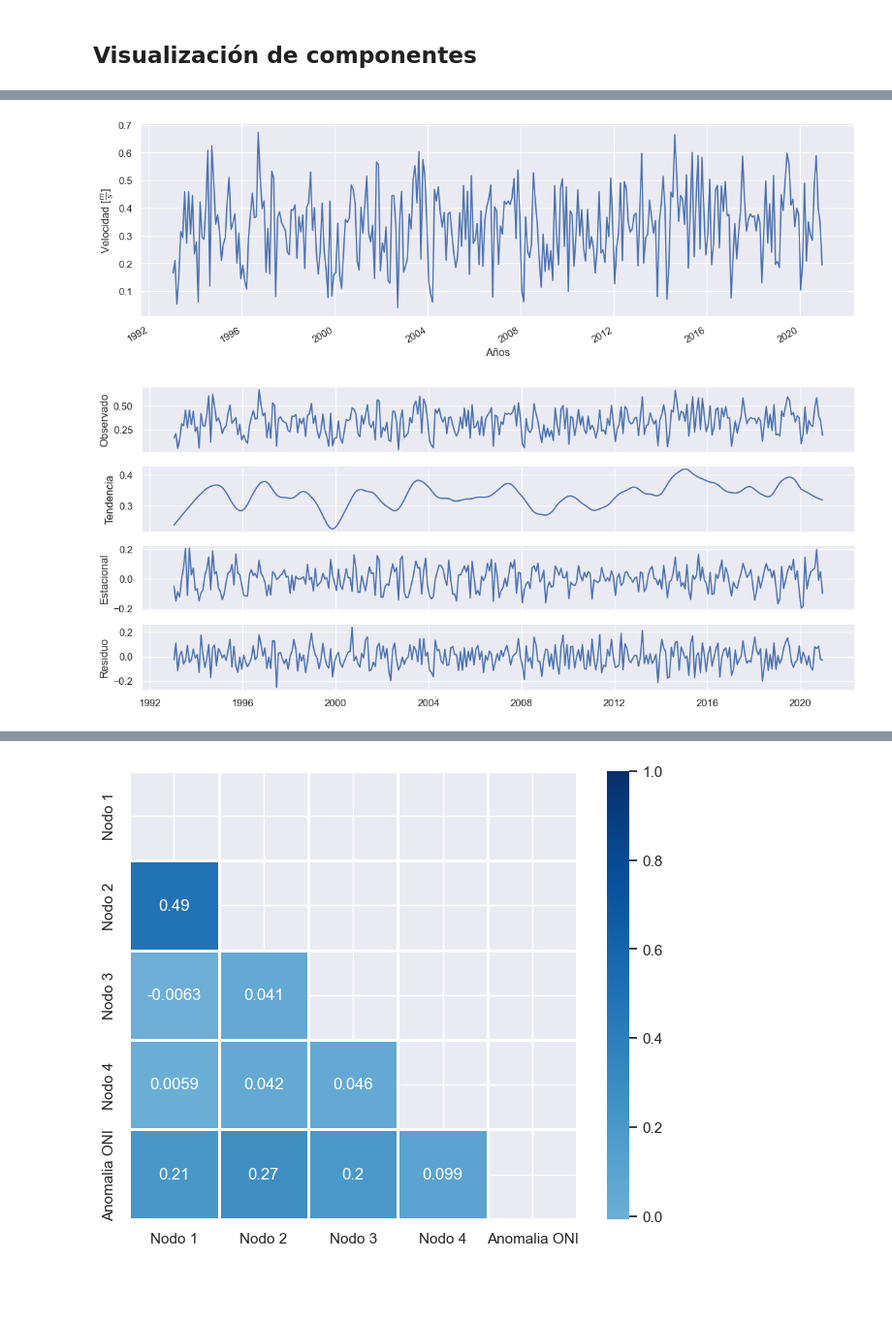
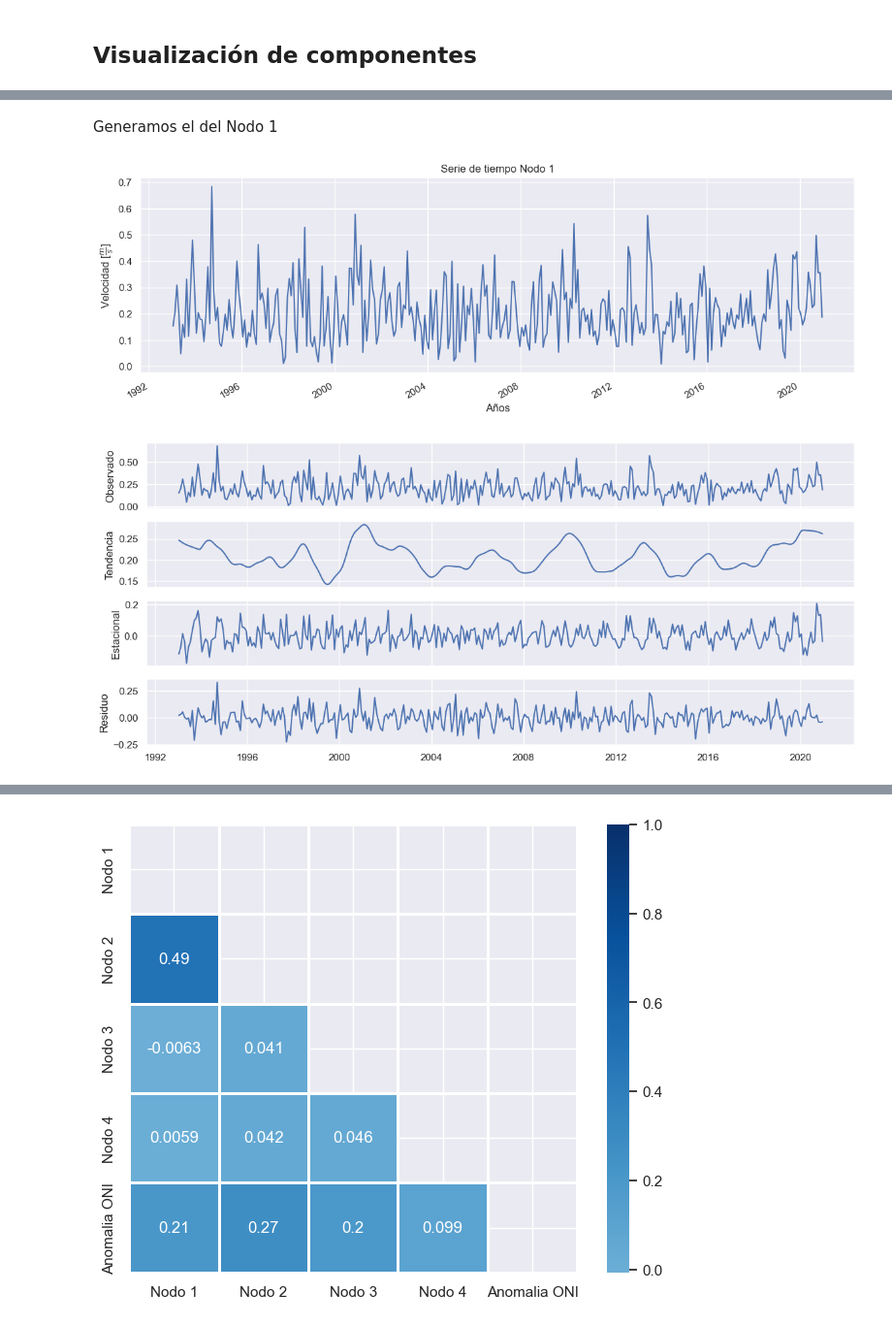
Before and after one commit to neyberson/Oceanography_analysis, a Jupyter notebook: Scripts/SerieDeTiempo.ipynb, the cells around one changed output, grey strips where cells are left out. Shown at 97% size. Saved outputs shown, nothing was run; the diff lists cells and outputs as text; code cells hidden in the pictures; blank space fills up the shorter version.

```diff
--- a/Scripts/SerieDeTiempo.ipynb
+++ b/Scripts/SerieDeTiempo.ipynb
@@ -22,3 +16,3 @@ sns.set()
 # %%
-ds = xr.open_dataset('E:\Proyecto de Grado\Data\corrientes_u_v_5m_enero1993_diciembre2020.nc')
-data_oni = pd.read_csv('E:\Proyecto de Grado\Data\ONI_NOAA - copia.txt', sep="\s+")
+ds = xr.open_dataset('..\Data\corrientes_u_v_5m_enero1993_diciembre2020.nc')
+data_oni = pd.read_csv('..\Data\ONI_NOAA.txt', sep="\s+")
@@ -142,26 +90,7 @@ plt.show()
-# %%
-fig, ax = plt.subplots(figsize=(12, 4))
-sns.set_style("darkgrid")
-ax.plot(date, points_df["Nodo 4"])
-ax.set_xlabel('Años')
-ax.set_ylabel(r"Velocidad [$\frac{m}{s}$]")
-
-fig.autofmt_xdate()
-plt.tight_layout()
-
-decomp_p4 = STL(points_df["Nodo 4"], period = 12).fit()
-
-fig, (ax1, ax2, ax3, ax4) = plt.subplots(nrows=4, ncols=1, sharex=True, figsize = (14,6))
-
-ax1.plot(decomp_p4.observed)
-ax1.set_ylabel('Observado')
-ax2.plot(decomp_p4.trend)
-ax2.set_ylabel('Tendencia')
-ax3.plot(decomp_p4.seasonal)
-ax3.set_ylabel('Estacional')
-ax4.plot(decomp_p4.resid)
-ax4.set_ylabel('Residuo')
-plt.show()
-# %% [output]
-[figure, removed]
-[figure, removed]
+# %% [markdown]
+Generamos el del Nodo 1
+# %%
+visualizar_componentes(points_df['Nodo 1'], 'Nodo 1')
+# %% [output]
+[figure, added]
+[figure, added]
```
Also changed, not shown: parts of 29 cells of this notebook.
